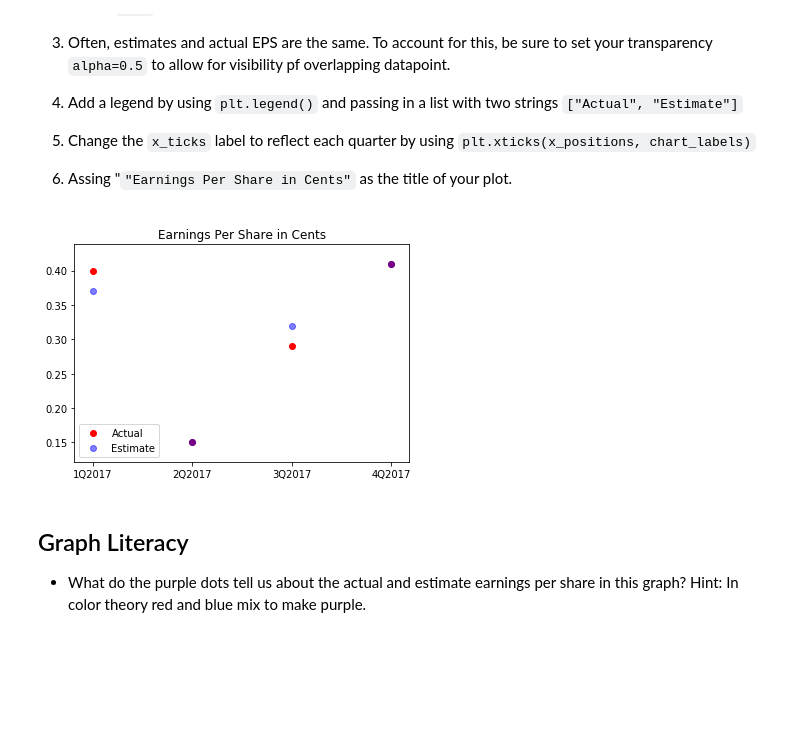
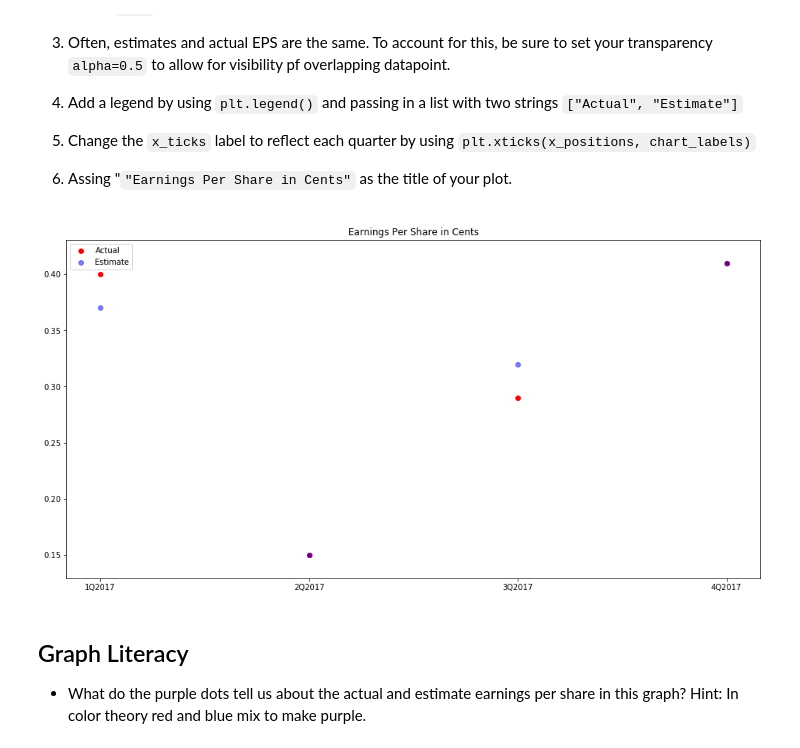
Before and after one commit to twenfy/NetflixData, a Jupyter notebook: netflix_visualizations.ipynb, the cells around one changed output. Drawn from its saved outputs; the diff is of its cells as text; code cells hidden in the pictures; blank space fills up the shorter version.

```diff
--- a/netflix_visualizations.ipynb
+++ b/netflix_visualizations.ipynb
@@ -242,21 +242,23 @@ Next, we will chart the performance of the earnings per share (EPS) by graphing
 5. Change the `x_ticks` label to reflect each quarter by using `plt.xticks(x_positions, chart_labels)`
 6. Assing "`"Earnings Per Share in Cents"` as the title of your plot.
 # %%
+plt.figure(figsize=(16,8))
+
 x_positions = [1, 2, 3, 4]
 chart_labels = ["1Q2017","2Q2017","3Q2017","4Q2017"]
 earnings_actual =[.4, .15,.29,.41]
 earnings_estimate = [.37,.15,.32,.41 ]
 
 plt.scatter(x_positions, earnings_actual, color='red')
 plt.scatter(x_positions, earnings_estimate, color='blue', alpha=0.5)
 plt.legend(["Actual", "Estimate"])
 plt.xticks(x_positions, chart_labels)
 
 plt.title("Earnings Per Share in Cents")
 
 plt.show()
 # %% [output]
-[figure, old version]
+[figure, new version]
 # %% [markdown]
 ## Graph Literacy
 
```
Also changed, not shown: parts of 4 cells of this notebook.
